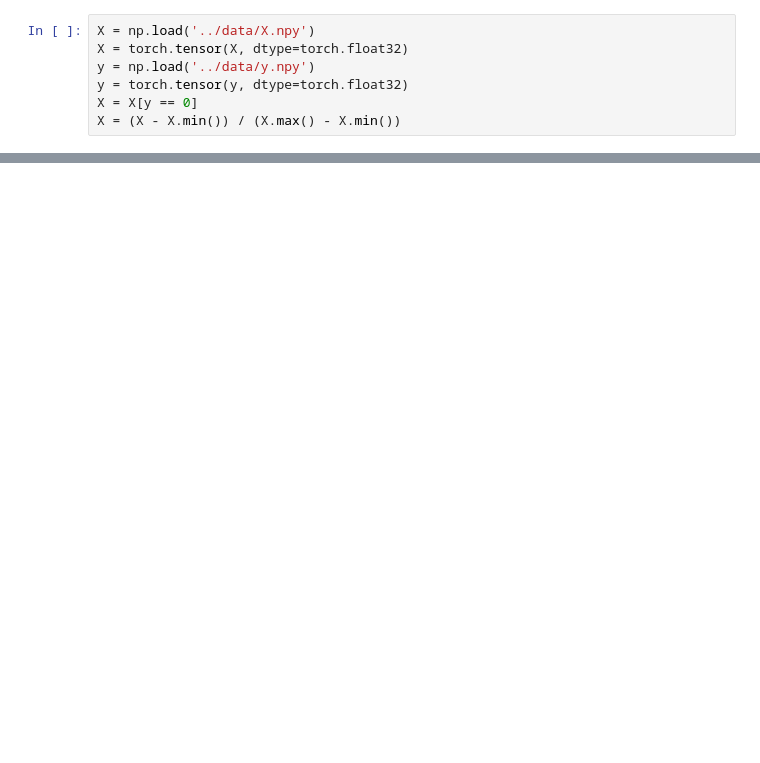
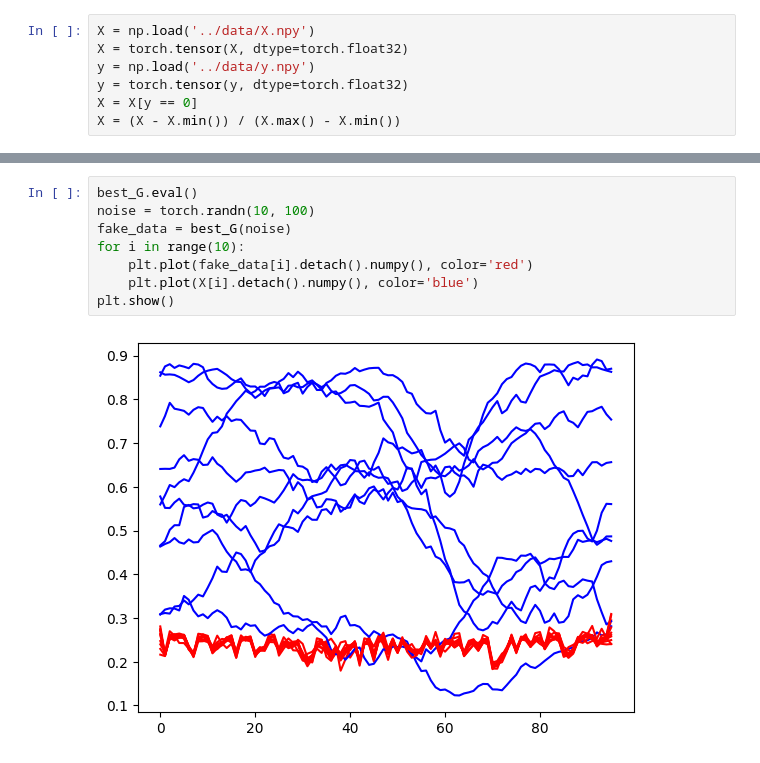
Before and after one commit to TimBerti/wind-gan, a Jupyter notebook: notebooks/wind_gan.ipynb, the cells around one changed output, grey strips where cells are left out. Saved outputs shown, nothing was run; the diff lists cells and outputs as text; blank space fills up the shorter version.

```diff
--- a/notebooks/wind_gan.ipynb
+++ b/notebooks/wind_gan.ipynb
@@ -105,2 +198,12 @@ Epoch 2000/2000, D Loss: 1.0024068355560303, G Loss: 0.08532340079545975
+# %%
+best_G.eval()
+noise = torch.randn(10, 100)
+fake_data = best_G(noise)
+for i in range(10):
+    plt.plot(fake_data[i].detach().numpy(), color='red')
+    plt.plot(X[i].detach().numpy(), color='blue')
+plt.show()
+# %% [output]
+[figure, added]
 # %%
 G.eval()
```
Also changed, not shown: parts of 8 cells of this notebook, 3 other files.
